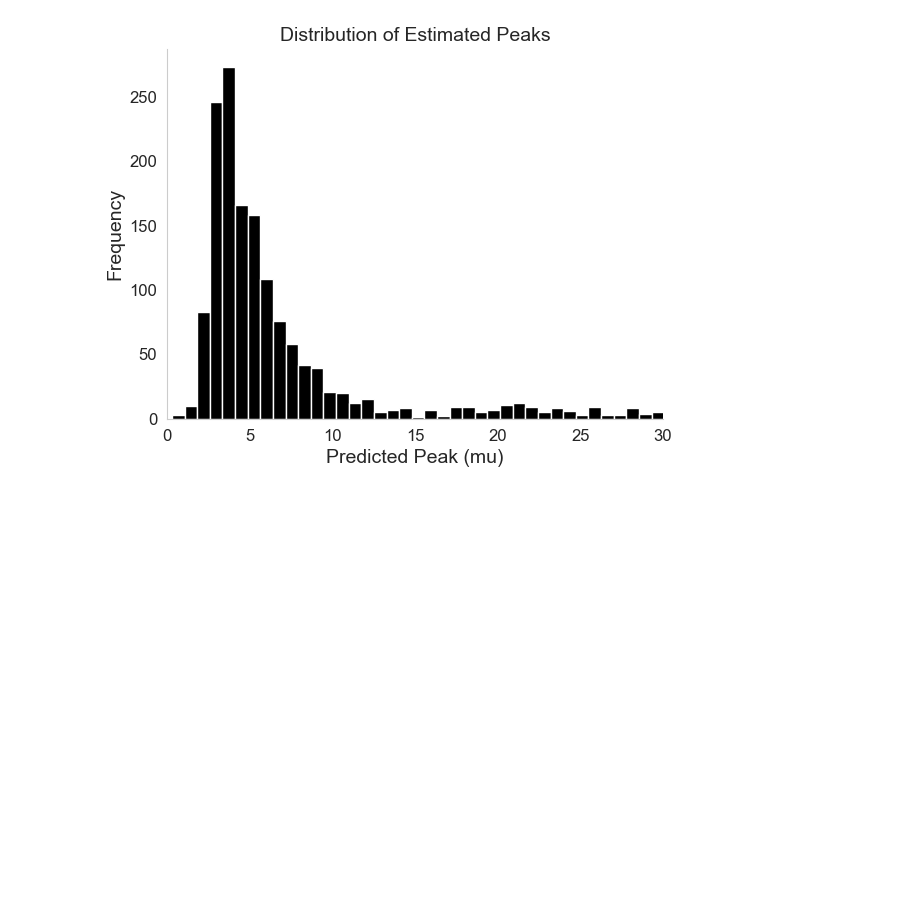
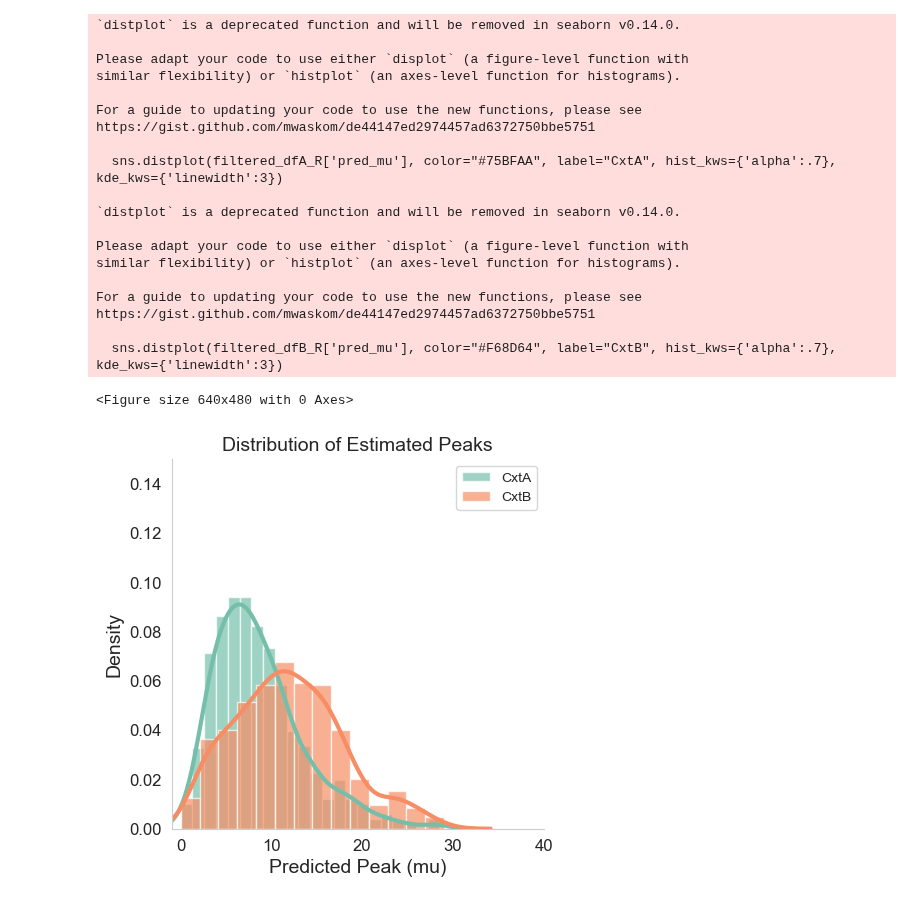
Before and after one commit to rsenne/dCA1_Paper, a Jupyter notebook: onep/Rebecca_Paper_Figures/Figure2_3_distribution_histograms.ipynb, the cells around one changed output. Saved outputs shown, nothing was run; the diff lists cells and outputs as text; code cells hidden in the pictures; blank space fills up the shorter version.

```diff
--- a/onep/Rebecca_Paper_Figures/Figure2_3_distribution_histograms.ipynb
+++ b/onep/Rebecca_Paper_Figures/Figure2_3_distribution_histograms.ipynb
@@ -9,5 +9,6 @@ import pickle
 
 import onep
 # %%
-data = pd.read_csv("/Users/suthardr/Desktop/Rui_remake_plots/astrocyte_shot_Gaussian_noise3.csv")
-print(data)
+data = pd.read_csv("/Users/suthardr/Desktop/Rui_Newest_Model_July/astrocyte_shot_Gaussian_noise3.csv")
+
+data_recall = pd.read_csv("/Users/suthardr/Desktop/Rui_Newest_Model_July/astrocyte_recall_Gaussian_noise3_origID.csv")
@@ -32,30 +31,52 @@ print(data)
 # %%
 # Create a list of animals to filter for
-# animals_to_filter = ['astro3', 'astro4', 'astro5', 'astro9']
-animals_to_filter = ['astro6', 'astro7', 'astro8']
+animals_to_filter_A = ['astro3', 'astro4', 'astro5', 'astro9']
+animals_to_filter_B = ['astro6', 'astro7', 'astro8']
 
 # Use .isin() to filter the DataFrame
-filtered_df = data[data['animal'].isin(animals_to_filter)]
+filtered_dfA_R = data_recall[data_recall['animal'].isin(animals_to_filter_A)]
+filtered_dfB_R = data_recall[data_recall['animal'].isin(animals_to_filter_B)]
 
-# Display or use filtered_df as needed
-filtered_df
+filtered_dfA_FC = data[data['animal'].isin(animals_to_filter_A)]
+filtered_dfB_FC = data[data['animal'].isin(animals_to_filter_B)]
 # %%
-#Make histogram of distributions for CFC and Recall
-n_bins = 60
-
-fig, ax = plt.subplots()
-ax.set_xlim([0,30])
+# Draw Plot
+plt.figure()
+fig, ax = plt.subplots(figsize=(4.8, 4.8))
+ax.set_xlim([-1,40])
 ax.set_xlabel('Time (seconds)', fontsize=14)
-ax.set_ylabel('Frequency',fontsize=14)
+ax.set_ylabel('Density',fontsize=14)
 ax.grid(False)
 sns.despine(ax=ax)
+# sns.distplot(filtered_dfB_FC['pred_mu'], color="grey", label="CxtB FC", hist_kws={'alpha':.7}, kde_kws={'linewidth':3})
+sns.distplot(filtered_dfA_R['pred_mu'], color="#75BFAA", label="CxtA", hist_kws={'alpha':.7}, kde_kws={'linewidth':3})
+sns.distplot(filtered_dfB_R['pred_mu'], color="#F68D64", label="CxtB", hist_kws={'alpha':.7}, kde_kws={'linewidth':3})
+plt.ylim(0, 0.15)
 
-#Change data to filtered_df if you're doing CxtA or B for Recall
-ax.hist(data['pred_mu'], bins=n_bins, color='black')
 ax.set_title('Distribution of Estimated Peaks',fontsize=14)
 ax.set_xlabel('Predicted Peak (mu)',fontsize=14)
 ax.tick_params(axis='both', which='major', labelsize=12)
-plt.show()
-#fig.savefig('/Users/suthardr/Desktop/cfc_histogram_predictedpeaks.svg')
+ax.legend()
+fig.savefig('/Users/suthardr/Desktop/Recall_Groups_histogram_predictedpeaks.svg')
 # %% [output]
+`distplot` is a deprecated function and will be removed in seaborn v0.14.0.
+
+Please adapt your code to use either `displot` (a figure-level function with
+similar flexibility) or `histplot` (an axes-level function for histograms).
+
+For a guide to updating your code to use the new functions, please see
+https://gist.github.com/mwaskom/de44147ed2974457ad6372750bbe5751
+
+  sns.distplot(filtered_dfA_R['pred_mu'], color="#75BFAA", label="CxtA", hist_kws={'alpha':.7}, kde_kws={'linewidth':3})
+
+`distplot` is a deprecated function and will be removed in seaborn v0.14.0.
+
+Please adapt your code to use either `displot` (a figure-level function with
+similar flexibility) or `histplot` (an axes-level function for histograms).
+
+For a guide to updating your code to use the new functions, please see
+https://gist.github.com/mwaskom/de44147ed2974457ad6372750bbe5751
+
+  sns.distplot(filtered_dfB_R['pred_mu'], color="#F68D64", label="CxtB", hist_kws={'alpha':.7}, kde_kws={'linewidth':3})
+<Figure size 640x480 with 0 Axes>
-[figure, old version]
+[figure, new version]
```
Also changed, not shown: parts of 3 cells of this notebook, 18 other files.
